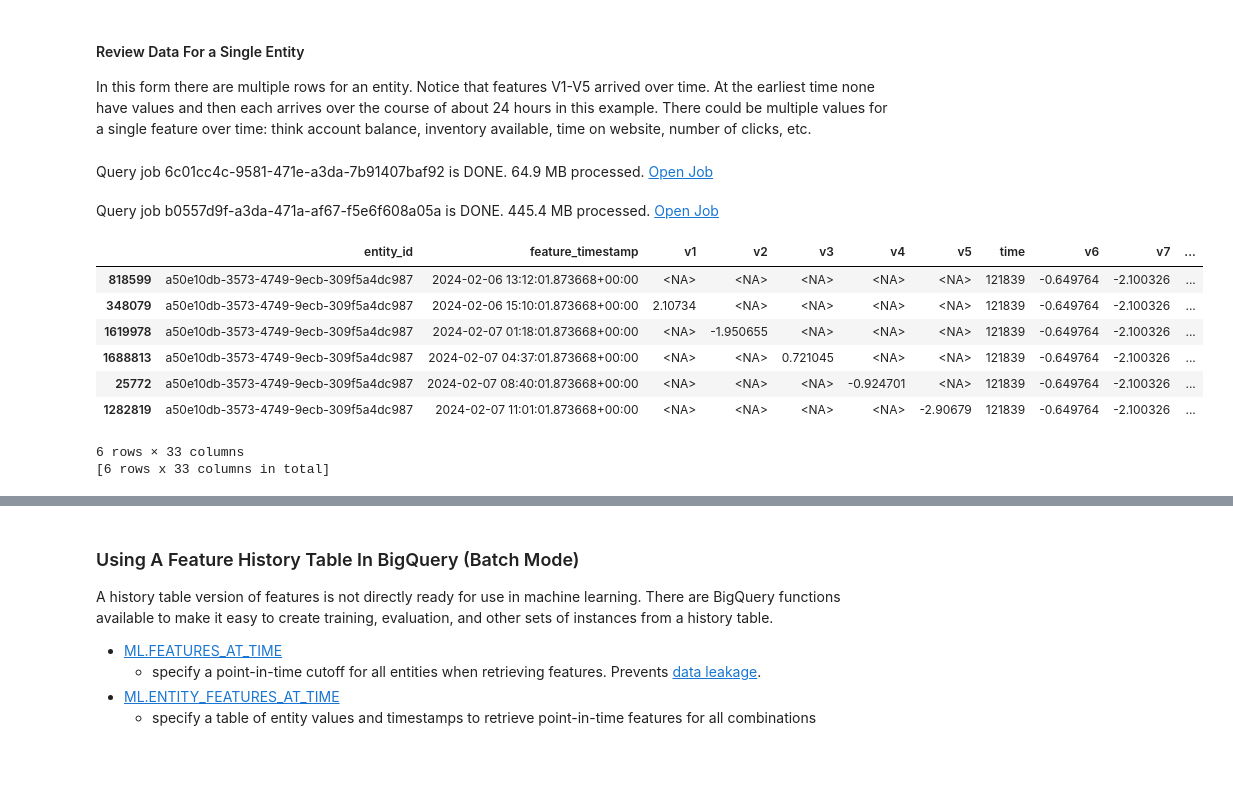
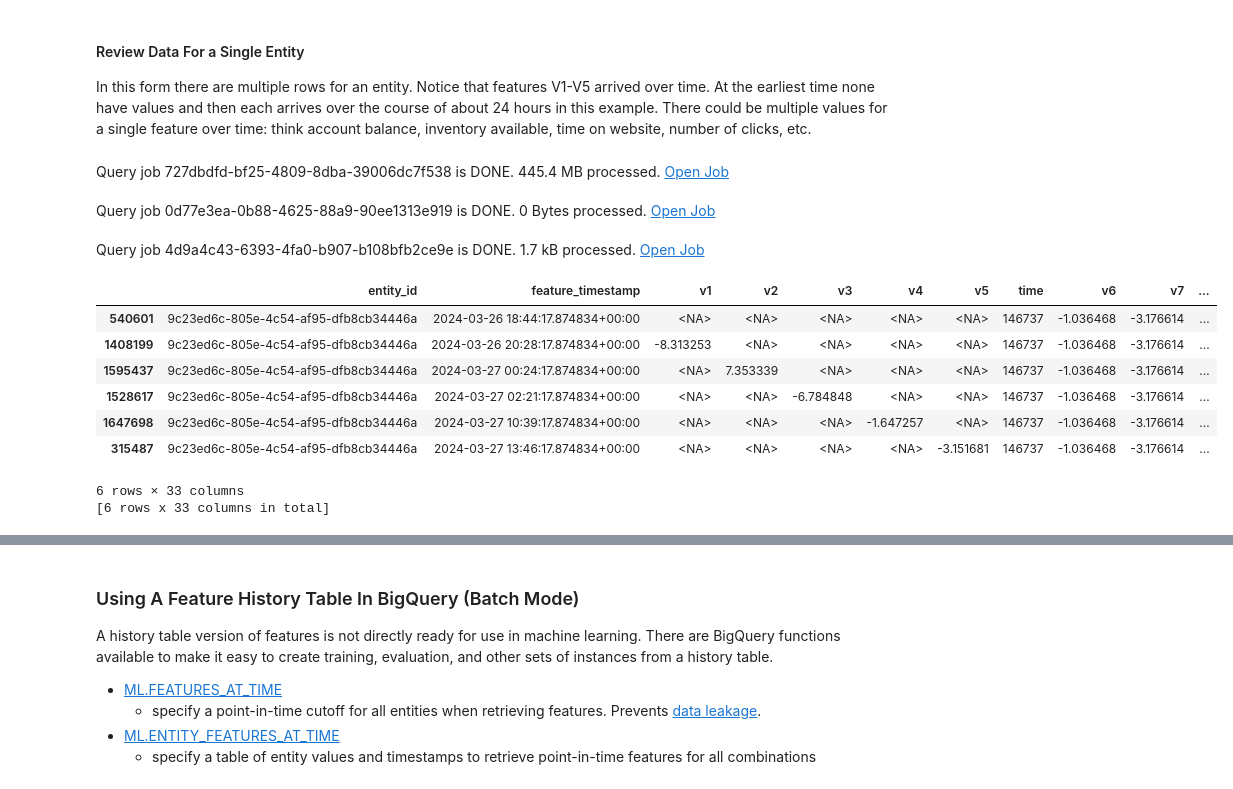
Before and after one commit to statmike/vertex-ai-mlops, a Jupyter notebook: Feature Store/Feature Store.ipynb, the cells around one changed output, grey strips where cells are left out. Saved outputs shown, nothing was run; the diff lists cells and outputs as text; code cells hidden in the pictures; blank space fills up the shorter version.

```diff
--- a/Feature Store/Feature Store.ipynb
+++ b/Feature Store/Feature Store.ipynb
@@ -175,7 +175,7 @@ clients:
 # %%
 aiplatform.init(project = PROJECT_ID, location = REGION)
 bq = bigquery.Client(project = PROJECT_ID)
-bpd.options.bigquery.project = PROJECT_ID
+#bpd.options.bigquery.project = PROJECT_ID
 # %% [markdown]
 ---
 ## Review Source Data
@@ -278,0 +285,2 @@ bq_job.result()
+# %%
+transaction_ids = list(source_raw['transaction_id'].head(10))
@@ -413,18 +441,19 @@ In this form there are multiple rows for an entity.  Notice that features V1-V5
 # %%
 source_history = bpd.read_gbq(f'{BQ_PROJECT}.{BQ_DATASET}.{BQ_TABLE}_fs_history')
 # %%
-example = source_history[source_history['entity_id'] == 'a50e10db-3573-4749-9ecb-309f5a4dc987'].sort_values('feature_timestamp')
+example = source_history[source_history['entity_id'] == transaction_ids[0]].sort_values('feature_timestamp')
 example
 # %% [output]
-Query job 6c01cc4c-9581-471e-a3da-7b91407baf92 is DONE. 64.9 MB processed. Open Job
+Query job 727dbdfd-bf25-4809-8dba-39006dc7f538 is DONE. 445.4 MB processed. Open Job
-Query job b0557d9f-a3da-471a-af67-f5e6f608a05a is DONE. 445.4 MB processed. Open Job
+Query job 0d77e3ea-0b88-4625-88a9-90ee1313e919 is DONE. 0 Bytes processed. Open Job
+Query job 4d9a4c43-6393-4fa0-b907-b108bfb2ce9e is DONE. 1.7 kB processed. Open Job
 |  | entity_id | feature_timestamp | v1 | v2 | v3 | v4 | v5 | time | v6 | v7 | ... |
-| 818599 | a50e10db-3573-4749-9ecb-309f5a4dc987 | 2024-02-06 13:12:01.873668+00:00 | <NA> | <NA> | <NA> | <NA> | <NA> | 121839 | -0.649764 | -2.100326 | ... |
-| 348079 | a50e10db-3573-4749-9ecb-309f5a4dc987 | 2024-02-06 15:10:01.873668+00:00 | 2.10734 | <NA> | <NA> | <NA> | <NA> | 121839 | -0.649764 | -2.100326 | ... |
-| 1619978 | a50e10db-3573-4749-9ecb-309f5a4dc987 | 2024-02-07 01:18:01.873668+00:00 | <NA> | -1.950655 | <NA> | <NA> | <NA> | 121839 | -0.649764 | -2.100326 | ... |
-| 1688813 | a50e10db-3573-4749-9ecb-309f5a4dc987 | 2024-02-07 04:37:01.873668+00:00 | <NA> | <NA> | 0.721045 | <NA> | <NA> | 121839 | -0.649764 | -2.100326 | ... |
-| 25772 | a50e10db-3573-4749-9ecb-309f5a4dc987 | 2024-02-07 08:40:01.873668+00:00 | <NA> | <NA> | <NA> | -0.924701 | <NA> | 121839 | -0.649764 | -2.100326 | ... |
-| 1282819 | a50e10db-3573-4749-9ecb-309f5a4dc987 | 2024-02-07 11:01:01.873668+00:00 | <NA> | <NA> | <NA> | <NA> | -2.90679 | 121839 | -0.649764 | -2.100326 | ... |
+| 540601 | 9c23ed6c-805e-4c54-af95-dfb8cb34446a | 2024-03-26 18:44:17.874834+00:00 | <NA> | <NA> | <NA> | <NA> | <NA> | 146737 | -1.036468 | -3.176614 | ... |
+| 1408199 | 9c23ed6c-805e-4c54-af95-dfb8cb34446a | 2024-03-26 20:28:17.874834+00:00 | -8.313253 | <NA> | <NA> | <NA> | <NA> | 146737 | -1.036468 | -3.176614 | ... |
+| 1595437 | 9c23ed6c-805e-4c54-af95-dfb8cb34446a | 2024-03-27 00:24:17.874834+00:00 | <NA> | 7.353339 | <NA> | <NA> | <NA> | 146737 | -1.036468 | -3.176614 | ... |
+| 1528617 | 9c23ed6c-805e-4c54-af95-dfb8cb34446a | 2024-03-27 02:21:17.874834+00:00 | <NA> | <NA> | -6.784848 | <NA> | <NA> | 146737 | -1.036468 | -3.176614 | ... |
+| 1647698 | 9c23ed6c-805e-4c54-af95-dfb8cb34446a | 2024-03-27 10:39:17.874834+00:00 | <NA> | <NA> | <NA> | -1.647257 | <NA> | 146737 | -1.036468 | -3.176614 | ... |
+| 315487 | 9c23ed6c-805e-4c54-af95-dfb8cb34446a | 2024-03-27 13:46:17.874834+00:00 | <NA> | <NA> | <NA> | <NA> | -3.151681 | 146737 | -1.036468 | -3.176614 | ... |
 6 rows × 33 columns
 [6 rows x 33 columns in total]
 # %%
```
Also changed, not shown: parts of 82 cells of this notebook.
